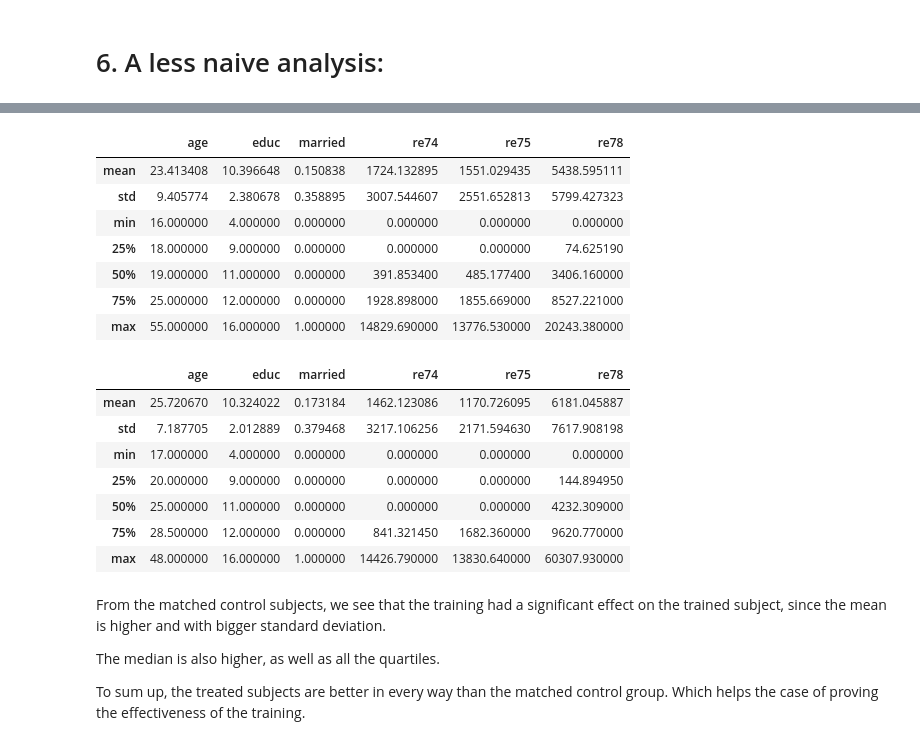
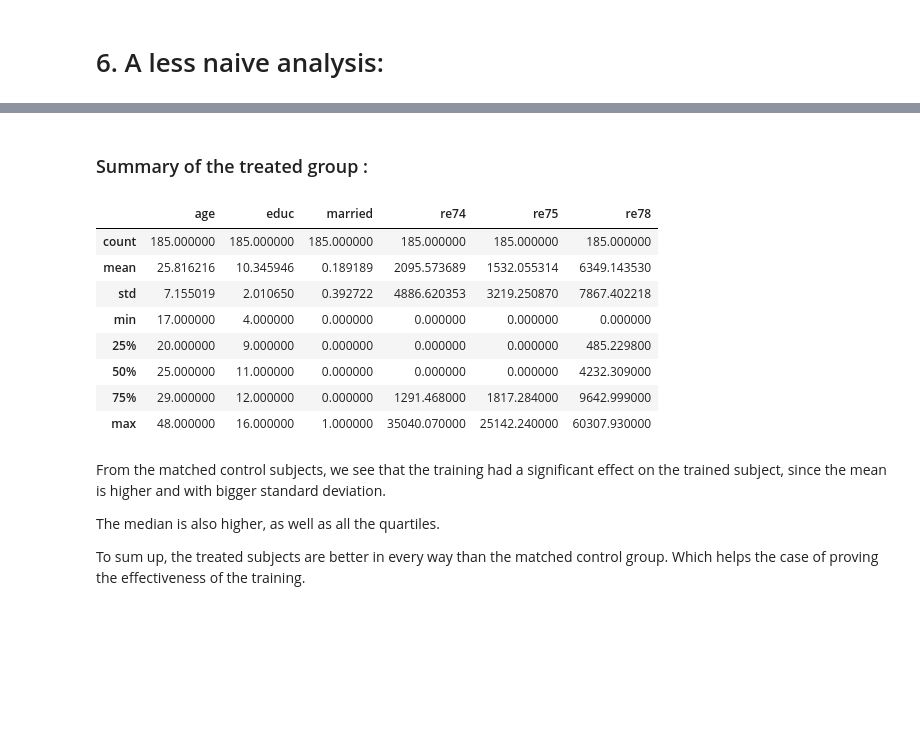
Before and after one commit to Firas11993/ada2017, a Jupyter notebook: Homeworks/04 - Applied ML/Homework4.ipynb, the cells around one changed output, grey strips where cells are left out. Cells and saved outputs as stored; diff of their text form; code cells hidden in the pictures; blank space fills up the shorter version.

```diff
--- a/Homeworks/04 - Applied ML/homework_4.ipynb
+++ b/Homeworks/04 - Applied ML/Homework4.ipynb
@@ -424,12 +428,9 @@ def filter_incomes(column,df,thres) :
 untreated=filter_incomes('re74',untreated,15000)
 untreated=filter_incomes('re75',untreated,15000)
 
-treated=filter_incomes('re74',treated,15000)
-treated=filter_incomes('re75',treated,15000)
-
+#Filtering out the rows that contain feature values in age and educ that don't exist in the treated group.
 untreated=filter_features(treated,untreated,['age','educ'])
 
-
 untreated['score']=untreated.apply(lambda x : calculate_score(x),axis=1)
 # %%
 find_match(treated,untreated)
@@ -457,25 +473,18 @@ The distribution in the treated and the control group look similar in both previ
+# %% [markdown]
+### Summary of the treated group :
 # %%
-new_matched[['age','educ','married','re74','re75','re78']].describe()[1:]
+#Summary of the treated group.
+treated[['age','educ','married','re74','re75','re78']].describe()
 # %% [output]
 |  | age | educ | married | re74 | re75 | re78 |
-| mean | 23.413408 | 10.396648 | 0.150838 | 1724.132895 | 1551.029435 | 5438.595111 |
-| std | 9.405774 | 2.380678 | 0.358895 | 3007.544607 | 2551.652813 | 5799.427323 |
-| min | 16.000000 | 4.000000 | 0.000000 | 0.000000 | 0.000000 | 0.000000 |
-| 25% | 18.000000 | 9.000000 | 0.000000 | 0.000000 | 0.000000 | 74.625190 |
-| 50% | 19.000000 | 11.000000 | 0.000000 | 391.853400 | 485.177400 | 3406.160000 |
-| 75% | 25.000000 | 12.000000 | 0.000000 | 1928.898000 | 1855.669000 | 8527.221000 |
-| max | 55.000000 | 16.000000 | 1.000000 | 14829.690000 | 13776.530000 | 20243.380000 |
+| count | 185.000000 | 185.000000 | 185.000000 | 185.000000 | 185.000000 | 185.000000 |
+| mean | 25.816216 | 10.345946 | 0.189189 | 2095.573689 | 1532.055314 | 6349.143530 |
+| std | 7.155019 | 2.010650 | 0.392722 | 4886.620353 | 3219.250870 | 7867.402218 |
+| min | 17.000000 | 4.000000 | 0.000000 | 0.000000 | 0.000000 | 0.000000 |
+| 25% | 20.000000 | 9.000000 | 0.000000 | 0.000000 | 0.000000 | 485.229800 |
+| 50% | 25.000000 | 11.000000 | 0.000000 | 0.000000 | 0.000000 | 4232.309000 |
+| 75% | 29.000000 | 12.000000 | 0.000000 | 1291.468000 | 1817.284000 | 9642.999000 |
+| max | 48.000000 | 16.000000 | 1.000000 | 35040.070000 | 25142.240000 | 60307.930000 |
-# %%
-treated[['age','educ','married','re74','re75','re78']].describe()[1:]
-# %% [output]
-|  | age | educ | married | re74 | re75 | re78 |
-| mean | 25.720670 | 10.324022 | 0.173184 | 1462.123086 | 1170.726095 | 6181.045887 |
-| std | 7.187705 | 2.012889 | 0.379468 | 3217.106256 | 2171.594630 | 7617.908198 |
-| min | 17.000000 | 4.000000 | 0.000000 | 0.000000 | 0.000000 | 0.000000 |
-| 25% | 20.000000 | 9.000000 | 0.000000 | 0.000000 | 0.000000 | 144.894950 |
-| 50% | 25.000000 | 11.000000 | 0.000000 | 0.000000 | 0.000000 | 4232.309000 |
-| 75% | 28.500000 | 12.000000 | 0.000000 | 841.321450 | 1682.360000 | 9620.770000 |
-| max | 48.000000 | 16.000000 | 1.000000 | 14426.790000 | 13830.640000 | 60307.930000 |
 # %% [markdown]
 From the matched control subjects, we see that the training had a significant effect on the trained subject, since the mean is higher and with bigger standard deviation.
 
```
Also changed, not shown: parts of 7 cells of this notebook, 1 other file.
